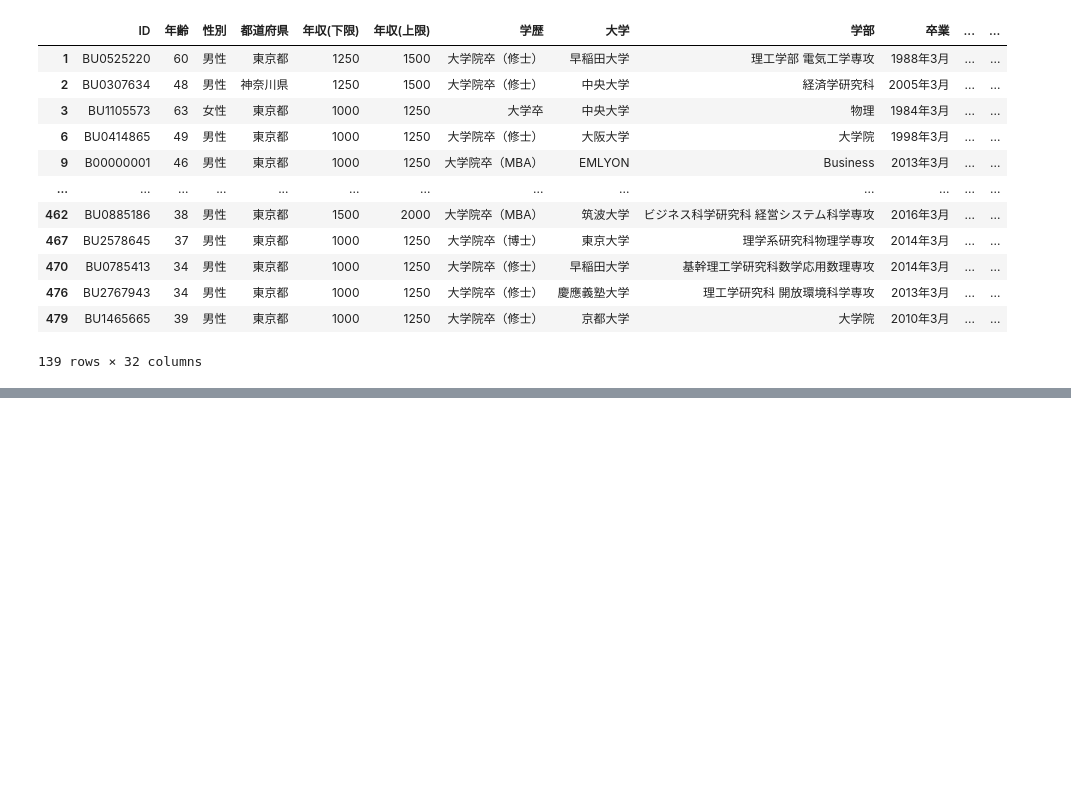
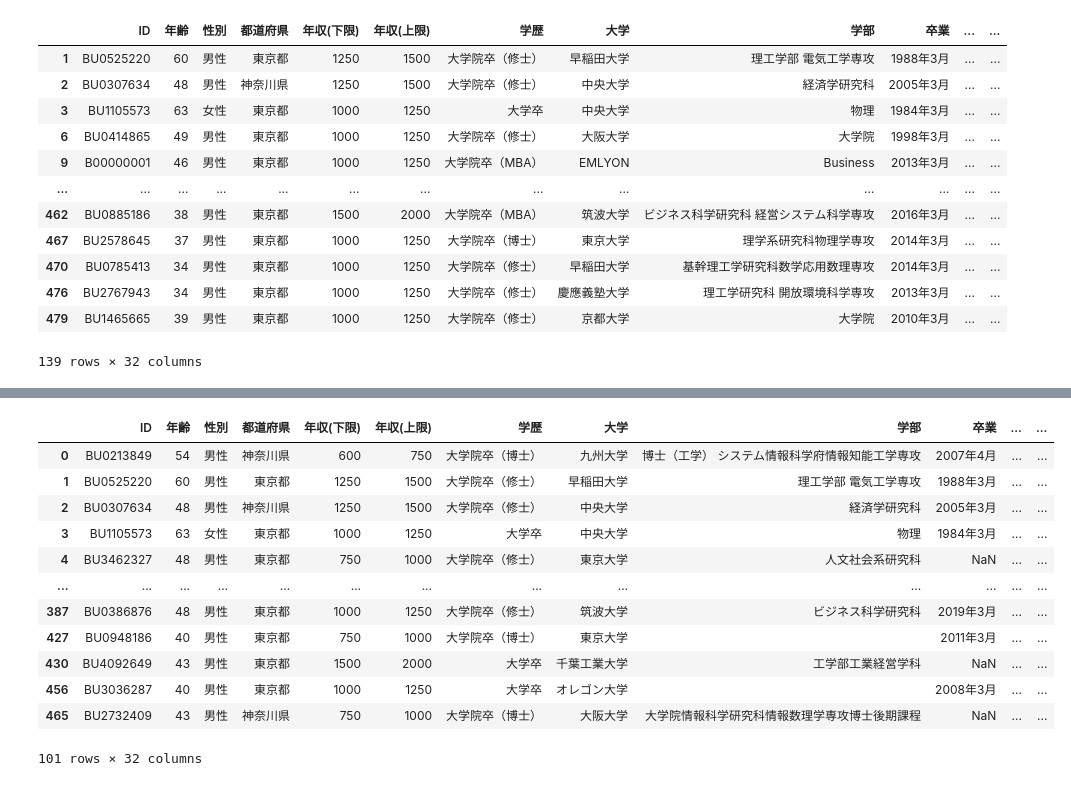
Before and after one commit to abenben/DsAnaBizreach, a Jupyter notebook: src/ds_trend.ipynb, the cells around one changed output, grey strips where cells are left out. Drawn from its saved outputs; the diff is of its cells as text; code cells hidden in the pictures; blank space fills up the shorter version.

```diff
--- a/src/ds_trend.ipynb
+++ b/src/ds_trend.ipynb
@@ -339,0 +361,16 @@ dfx[dfx["年収(下限)"]>=1000]
+# %%
+dfx[dfx["年齢"]>=40]
+# %% [output]
+|  | ID | 年齢 | 性別 | 都道府県 | 年収(下限) | 年収(上限) | 学歴 | 大学 | 学部 | 卒業 | ... | ... |
+| 0 | BU0213849 | 54 | 男性 | 神奈川県 | 600 | 750 | 大学院卒（博士） | 九州大学 | 博士（工学） システム情報科学府情報知能工学専攻 | 2007年4月 | ... | ... |
+| 1 | BU0525220 | 60 | 男性 | 東京都 | 1250 | 1500 | 大学院卒（修士） | 早稲田大学 | 理工学部 電気工学専攻 | 1988年3月 | ... | ... |
+| 2 | BU0307634 | 48 | 男性 | 神奈川県 | 1250 | 1500 | 大学院卒（修士） | 中央大学 | 経済学研究科 | 2005年3月 | ... | ... |
+| 3 | BU1105573 | 63 | 女性 | 東京都 | 1000 | 1250 | 大学卒 | 中央大学 | 物理 | 1984年3月 | ... | ... |
+| 4 | BU3462327 | 48 | 男性 | 東京都 | 750 | 1000 | 大学院卒（修士） | 東京大学 | 人文社会系研究科 | NaN | ... | ... |
+| ... | ... | ... | ... | ... | ... | ... | ... | ... | ... | ... | ... | ... |
+| 387 | BU0386876 | 48 | 男性 | 東京都 | 1000 | 1250 | 大学院卒（修士） | 筑波大学 | ビジネス科学研究科 | 2019年3月 | ... | ... |
+| 427 | BU0948186 | 40 | 男性 | 東京都 | 750 | 1000 | 大学院卒（博士） | 東京大学 |  | 2011年3月 | ... | ... |
+| 430 | BU4092649 | 43 | 男性 | 東京都 | 1500 | 2000 | 大学卒 | 千葉工業大学 | 工学部工業経営学科 | NaN | ... | ... |
+| 456 | BU3036287 | 40 | 男性 | 東京都 | 1000 | 1250 | 大学卒 | オレゴン大学 |  | 2008年3月 | ... | ... |
+| 465 | BU2732409 | 43 | 男性 | 神奈川県 | 750 | 1000 | 大学院卒（博士） | 大阪大学 | 大学院情報科学研究科情報数理学専攻博士後期課程 | NaN | ... | ... |
+101 rows × 32 columns
```
Also changed, not shown: parts of 1 cell of this notebook.
